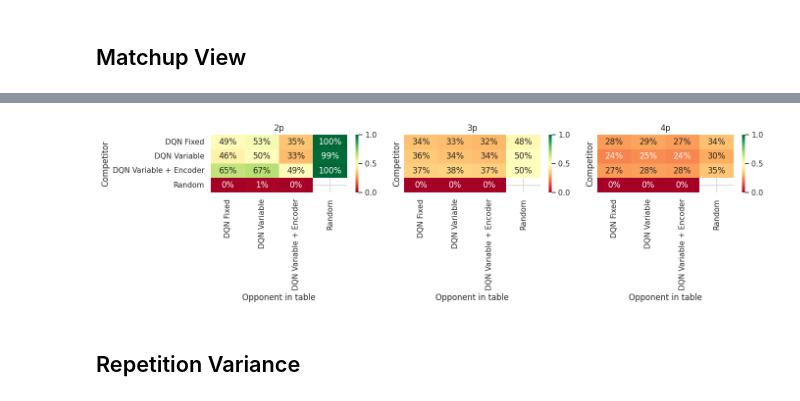
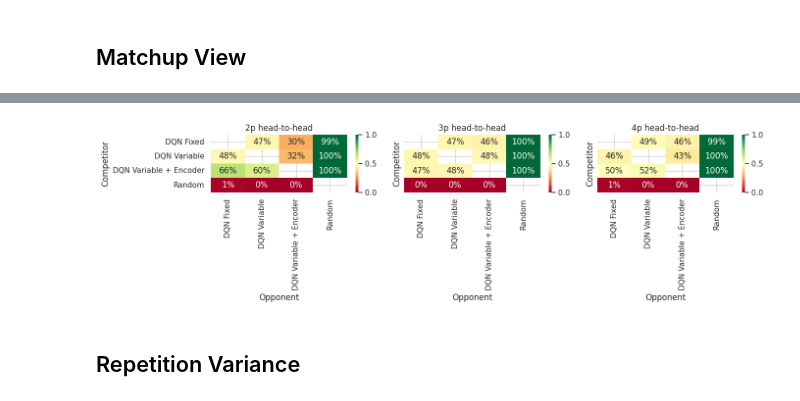
Before and after one commit to wenisbelle/SushiGo_MARL, a Jupyter notebook: analysis/league/analysis.ipynb, the cells around one changed output, grey strips where cells are left out. Drawn from its saved outputs; the diff is of its cells as text; code cells hidden in the pictures.

```diff
--- a/analysis/league/analysis.ipynb
+++ b/analysis/league/analysis.ipynb
@@ -32,12 +32,27 @@ for player_count in (2, 3, 4):
     frames.append(data)
 
 df = pd.concat(frames, ignore_index=True)
+
+
 def split_pipe(value):
     return str(value).split("|")
 
+
+def pipe_ints(value):
+    return [int(part) for part in split_pipe(value)]
+
+
 def mean_pipe_ints(value):
-    values = [int(part) for part in split_pipe(value)]
+    values = pipe_ints(value)
     return sum(values) / len(values)
+
+
+def average_rank_from_points(points, opponent_points_all):
+    table_points = [int(points), *pipe_ints(opponent_points_all)]
+    higher_scores = sum(score > points for score in table_points)
+    tied_scores = sum(score == points for score in table_points)
+    return higher_scores + (tied_scores + 1) / 2
+
 
 df["competitor_label"] = df["competitor"].map(model_aliases)
 df["opponent_labels"] = df["opponent_competitors"].apply(
@@ -45,5 +60,8 @@ df["opponent_labels"] = df["opponent_competitors"].apply(
 )
 df["opponent_mean_points"] = df["opponent_points_all"].apply(mean_pipe_ints)
 df["point_margin"] = df["points"] - df["opponent_mean_points"]
+df["average_rank"] = df.apply(
+    lambda row: average_rank_from_points(row["points"], row["opponent_points_all"]), axis=1
+)
 df["won"] = df["outcome"].eq("win")
 df["player_count_label"] = df["player_count"].astype(str) + "p"
@@ -138,27 +170,30 @@ plt.tight_layout()
 # %%
 opponent_rows = []
 for row in df.itertuples(index=False):
-    for opponent_label in row.opponent_labels:
+    for opponent_label, opponent_points in zip(row.opponent_labels, pipe_ints(row.opponent_points_all)):
         opponent_rows.append({
             "player_count": row.player_count,
             "competitor_label": row.competitor_label,
             "opponent_label": opponent_label,
-            "won": row.won,
-            "point_margin": row.point_margin,
+            "head_to_head_win": row.points > opponent_points,
+            "head_to_head_tie": row.points == opponent_points,
+            "head_to_head_margin": row.points - opponent_points,
         })
 
 opponent_df = pd.DataFrame(opponent_rows)
 matchup_summary = (
     opponent_df.groupby(["player_count", "competitor_label", "opponent_label"])
       .agg(
-          rows=("won", "size"),
-          raw_win_rate=("won", "mean"),
-          mean_margin=("point_margin", "mean"),
+          rows=("head_to_head_win", "size"),
+          head_to_head_wins=("head_to_head_win", "sum"),
+          head_to_head_ties=("head_to_head_tie", "sum"),
+          head_to_head_win_rate=("head_to_head_win", "mean"),
+          mean_head_to_head_margin=("head_to_head_margin", "mean"),
       )
       .reset_index()
 )
 matchup_summary.style.format({
-    "raw_win_rate": "{:.1%}",
-    "mean_margin": "{:+.2f}",
+    "head_to_head_win_rate": "{:.1%}",
+    "mean_head_to_head_margin": "{:+.2f}",
 })
 # %% [output]
@@ -182,16 +217,16 @@ matchup_summary.style.format({
 # %%
 fig, axes = plt.subplots(1, 3, figsize=(14, 4), sharey=True)
 for ax, player_count in zip(axes, (2, 3, 4)):
     matrix = matchup_summary[matchup_summary["player_count"] == player_count].pivot(
-        index="competitor_label", columns="opponent_label", values="raw_win_rate"
+        index="competitor_label", columns="opponent_label", values="head_to_head_win_rate"
     ).reindex(index=model_order, columns=model_order)
     sns.heatmap(matrix, annot=True, fmt=".0%", vmin=0, vmax=1, cmap="RdYlGn", ax=ax)
-    ax.set_title(f"{player_count}p")
-    ax.set_xlabel("Opponent in table")
+    ax.set_title(f"{player_count}p head-to-head")
+    ax.set_xlabel("Opponent")
     ax.set_ylabel("Competitor")
 plt.tight_layout()
 # %% [output]
-[figure, old version]
+[figure, new version]
 # %% [markdown]
 ## Repetition Variance
 # %%
```
Also changed, not shown: parts of 14 cells of this notebook, 5 other files.
